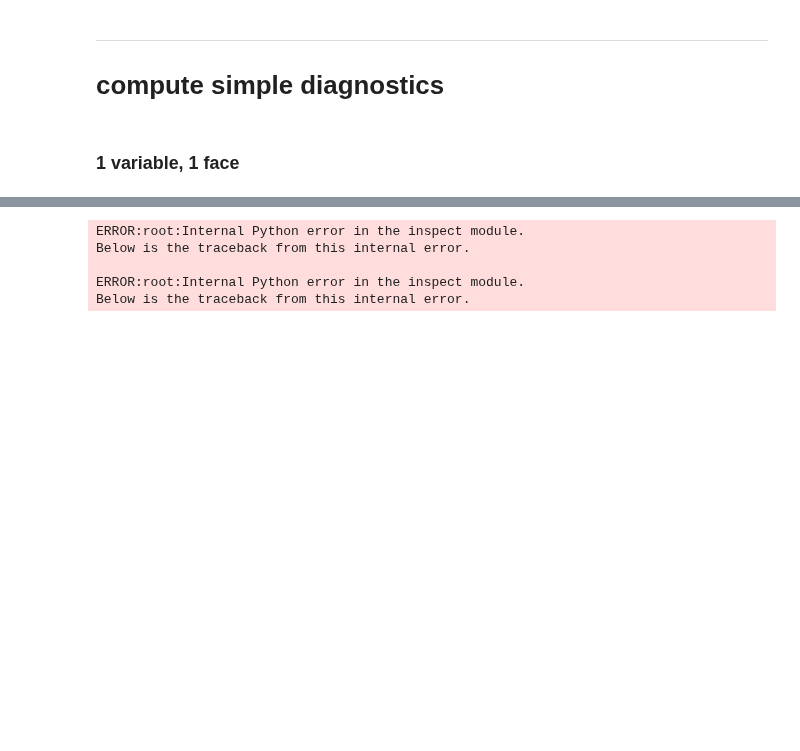
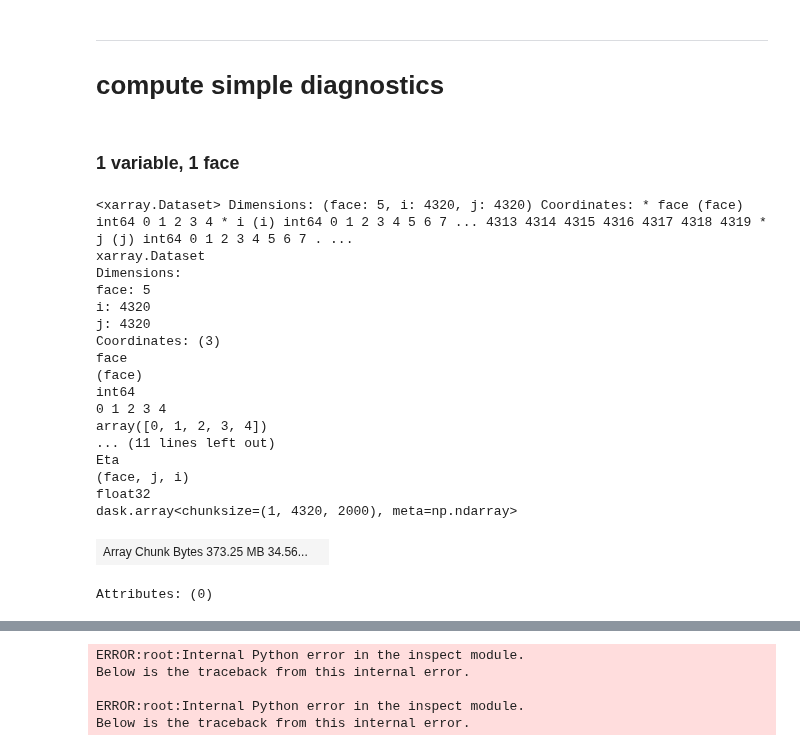
Before and after one commit to apatlpo/mit_equinox, a Jupyter notebook: hal/mean_std.ipynb, the cells around one changed output, grey strips where cells are left out. Drawn from its saved outputs; the diff is of its cells as text; code cells hidden in the pictures; blank space fills up the shorter version.

Commit message:
add embarassingly parallel code utils

```diff
--- a/hal/mean_std.ipynb
+++ b/hal/mean_std.ipynb
@@ -35,3 +35,77 @@ V = ["Eta", "SSU", "SSV", "SST", "SSS"]
 #V = V+["KPPhbl", "qsoceTAUX", "oceTAUY"]
 # %% [markdown]
 ### 1 variable, 1 face
+# %%
+v = V[0]
+ds = ut.load_data(v)
+# %%
+ds = ds.isel(time=slice(0,24), face=slice(0,5))
+# %%
+def removekey(d, key):
+    r = dict(d)
+    del r[key]
+    return r
+
+def custom_distribute(ds, op, tmp_dir=None, suffix=None, root=True, **kwargs):
+    """ Distribute an embarrasingly parallel calculation manually and store chunks to disk
+
+    """
+
+    if tmp_dir is None:
+        tmp_dir = os.getenv("SCRATCH")
+
+    if suffix is None:
+        suffix="tmp"
+
+    d = list(kwargs.keys())[0]
+    c = kwargs[d]
+
+    new_kwargs = removekey(kwargs, d)
+
+    dim = ds[d].values
+    chunks = [dim[i*c:(i+1)*c] for i in range((dim.size + c - 1) // c )]
+
+    D = []
+    for c, i in zip(chunks, range(len(chunks))):
+        _ds = ds.isel(**{d: slice(c[0], c[-1]+1)})
+        _suffix = suffix+"_{}".format(i)
+        if new_kwargs:
+            _out = custom_distribute(_ds, op, tmp_dir=tmp_dir, suffix=_suffix, root=False, **new_kwargs)
+            D.append(_out)
+        else:
+            # store
+            out = op(_ds)
+            zarr = os.path.join(tmp_dir, _suffix)
+            out.to_zarr(zarr, mode="w")
+            D.append(xr.open_zarr(zarr))
+            #print("End reached: {}".format(_suffix))
+
+    # merge results back and return
+    ds = xr.concat(D, d) #positions=chunks
+
+    return ds
+
+op = lambda x: x.mean("time")
+out = custom_distribute(ds, op, tmp_dir=ut.scratch+"tmp/", face=3, i=2000)
+out.to_zarr(ut.scratch+"tmp/out", mode="w")
+out
+# %% [output]
+<xarray.Dataset> Dimensions: (face: 5, i: 4320, j: 4320) Coordinates: * face (face) int64 0 1 2 3 4 * i (i) int64 0 1 2 3 4 5 6 7 ... 4313 4314 4315 4316 4317 4318 4319 * j (j) int64 0 1 2 3 4 5 6 7 . ...
+xarray.Dataset
+Dimensions:
+face: 5
+i: 4320
+j: 4320
+Coordinates: (3)
+face
+(face)
+int64
+0 1 2 3 4
+array([0, 1, 2, 3, 4])
+... (11 lines left out)
+Eta
+(face, j, i)
+float32
+dask.array<chunksize=(1, 4320, 2000), meta=np.ndarray>
+| Array Chunk Bytes 373.25 MB 34.56... |  |
+Attributes: (0)
```
Also changed, not shown: parts of 13 cells of this notebook, 1 other file.
